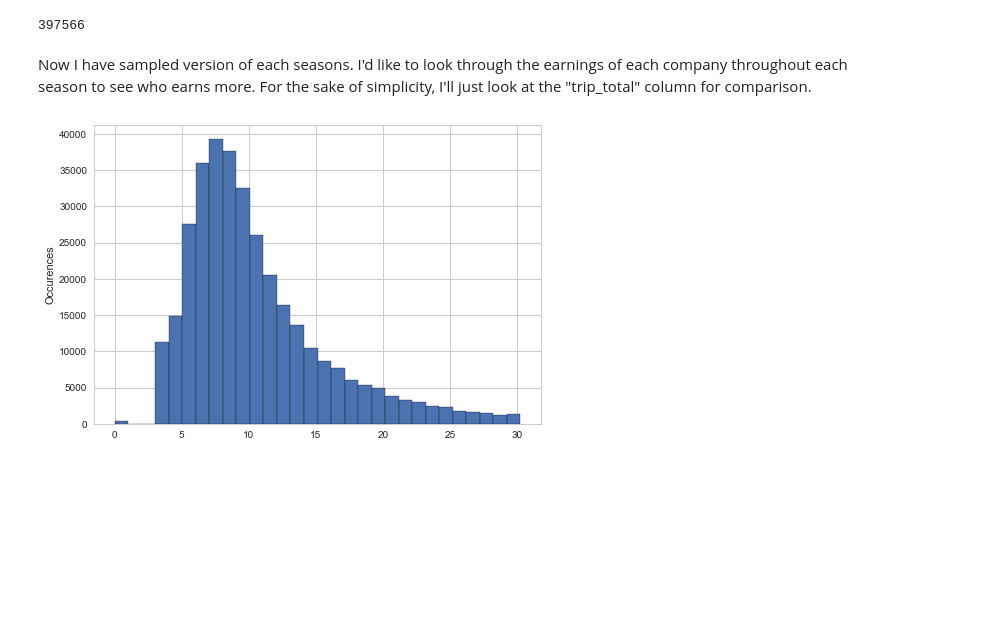
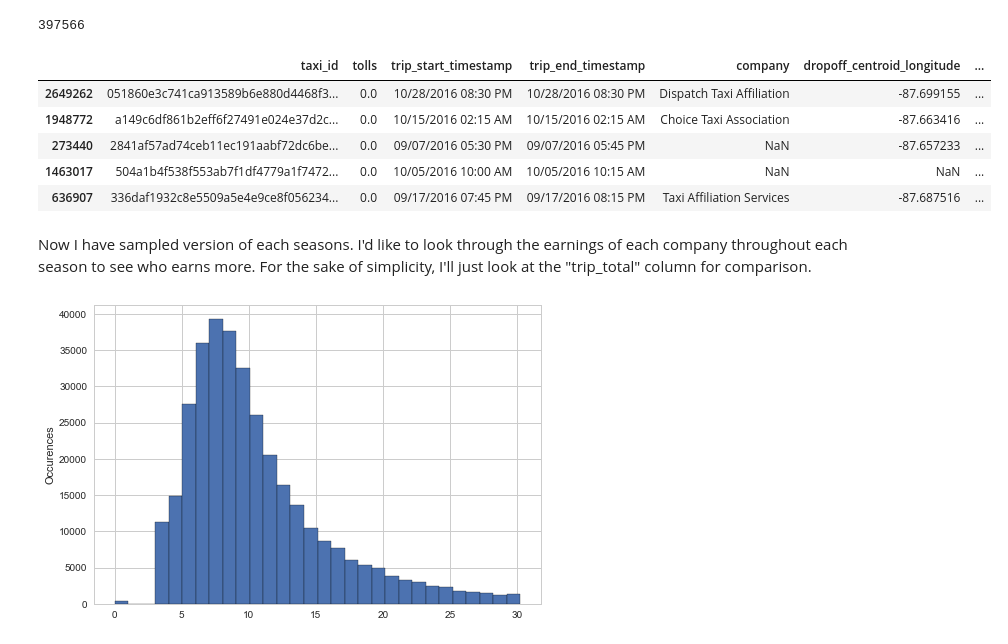
Before and after one commit to iamjz/taxi, a Jupyter notebook: Earnings.ipynb, the cells around one changed output. Cells and saved outputs as stored; diff of their text form; code cells hidden in the pictures; blank space fills up the shorter version.

Commit message:
taxi

```diff
--- a/Earnings.ipynb
+++ b/Earnings.ipynb
@@ -59,6 +74,15 @@ all = pd.concat([fall, winter, spring, summer])
 print(len(all))
 # %% [output]
 397566
+# %%
+all.head()
+# %% [output]
+|  | taxi_id | tolls | trip_start_timestamp | trip_end_timestamp | company | dropoff_centroid_longitude | ... |
+| 2649262 | 051860e3c741ca913589b6e880d4468f3... | 0.0 | 10/28/2016 08:30 PM | 10/28/2016 08:30 PM | Dispatch Taxi Affiliation | -87.699155 | ... |
+| 1948772 | a149c6df861b2eff6f27491e024e37d2c... | 0.0 | 10/15/2016 02:15 AM | 10/15/2016 02:15 AM | Choice Taxi Association | -87.663416 | ... |
+| 273440 | 2841af57ad74ceb11ec191aabf72dc6be... | 0.0 | 09/07/2016 05:30 PM | 09/07/2016 05:45 PM | NaN | -87.657233 | ... |
+| 1463017 | 504a1b4f538f553ab7f1df4779a1f7472... | 0.0 | 10/05/2016 10:00 AM | 10/05/2016 10:15 AM | NaN | NaN | ... |
+| 636907 | 336daf1932c8e5509a5e4e9ce8f056234... | 0.0 | 09/17/2016 07:45 PM | 09/17/2016 08:15 PM | Taxi Affiliation Services | -87.687516 | ... |
 # %% [markdown]
 Now I have sampled version of each seasons. I'd like to look through the earnings of each company throughout each season to see who earns more. For the sake of simplicity, I'll just look at the "trip_total" column for comparison.
 # %%
```
Also changed, not shown: parts of 7 cells of this notebook.
